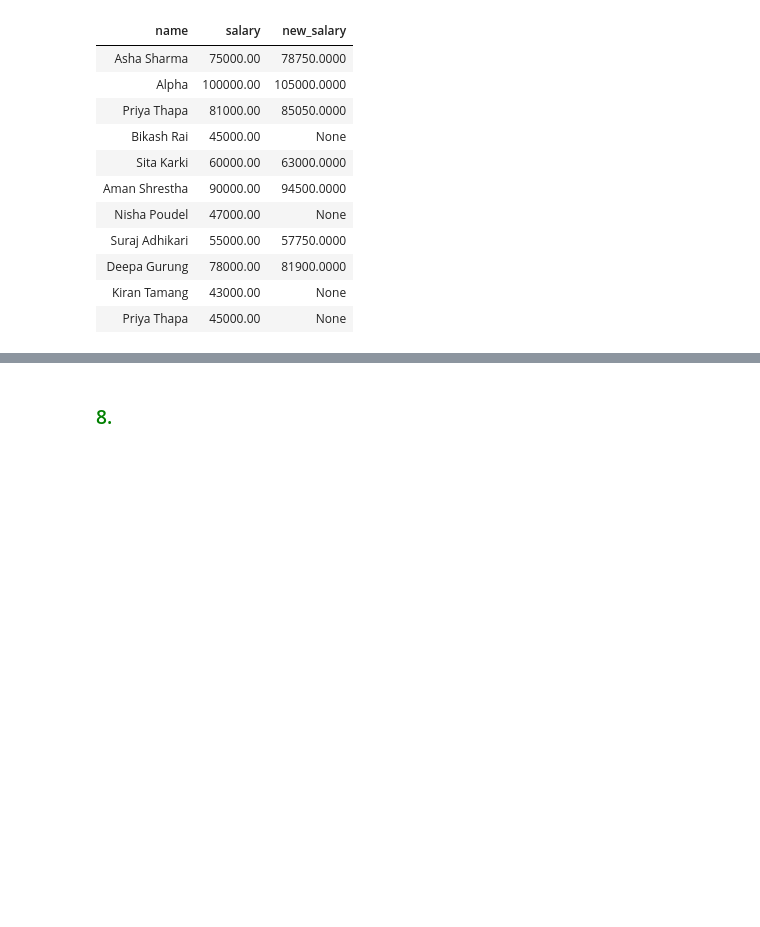
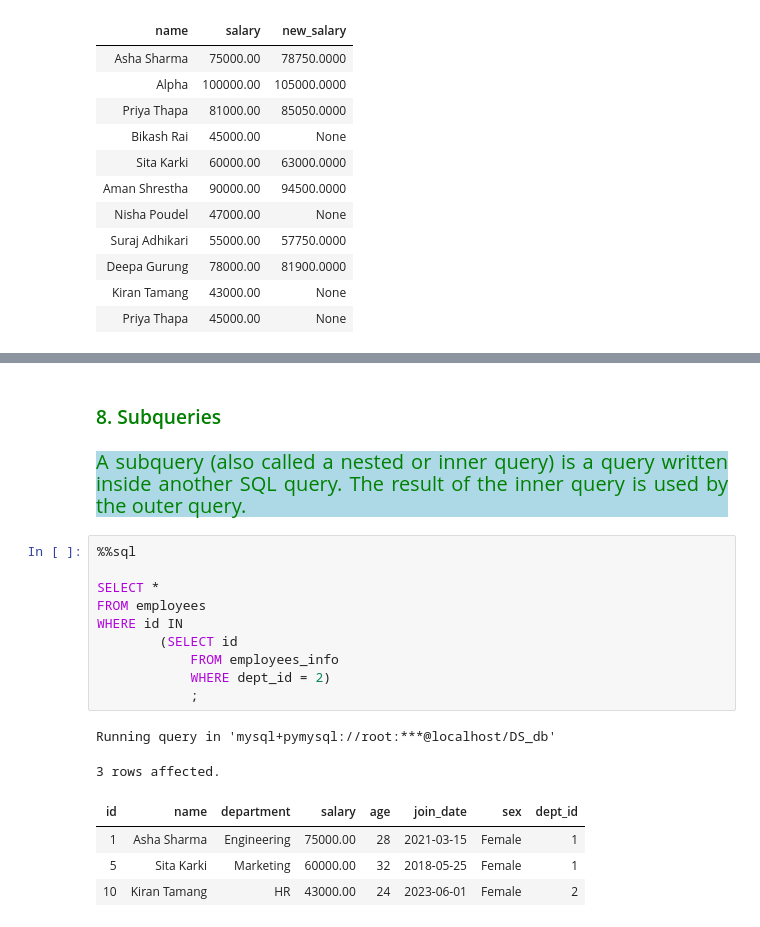
Before and after one commit to Kartika-Nidhi/SQLNotes, a Jupyter notebook: SQLNotes.ipynb, the cells around one changed output, grey strips where cells are left out. Drawn from its saved outputs; the diff is of its cells as text; blank space fills up the shorter version.

Commit message:
Subqueries completed

```diff
--- a/SQLNotes.ipynb
+++ b/SQLNotes.ipynb
@@ -1211,4 +1213,23 @@ Running query in 'mysql+pymysql://root:***@localhost/DS_db'
 # %% [markdown]
 <div>
 # %% [markdown]
-<h3 style = "color:green">8.
+<h3 style = "color:green">8. Subqueries
+# %% [markdown]
+<div style = "background-color:lightblue; color:green; font-size:20px; text-align:justify">A subquery (also called a nested or inner query) is a query written inside another SQL query. The result of the inner query is used by the outer query.
+# %%
+%%sql
+
+SELECT *
+FROM employees
+WHERE id IN
+        (SELECT id
+            FROM employees_info
+            WHERE dept_id = 2)
+            ;
+# %% [output]
+Running query in 'mysql+pymysql://root:***@localhost/DS_db'
+3 rows affected.
+| id | name | department | salary | age | join_date | sex | dept_id |
+| 1 | Asha Sharma | Engineering | 75000.00 | 28 | 2021-03-15 | Female | 1 |
+| 5 | Sita Karki | Marketing | 60000.00 | 32 | 2018-05-25 | Female | 1 |
+| 10 | Kiran Tamang | HR | 43000.00 | 24 | 2023-06-01 | Female | 2 |
```
Also changed, not shown: parts of 5 cells of this notebook.
